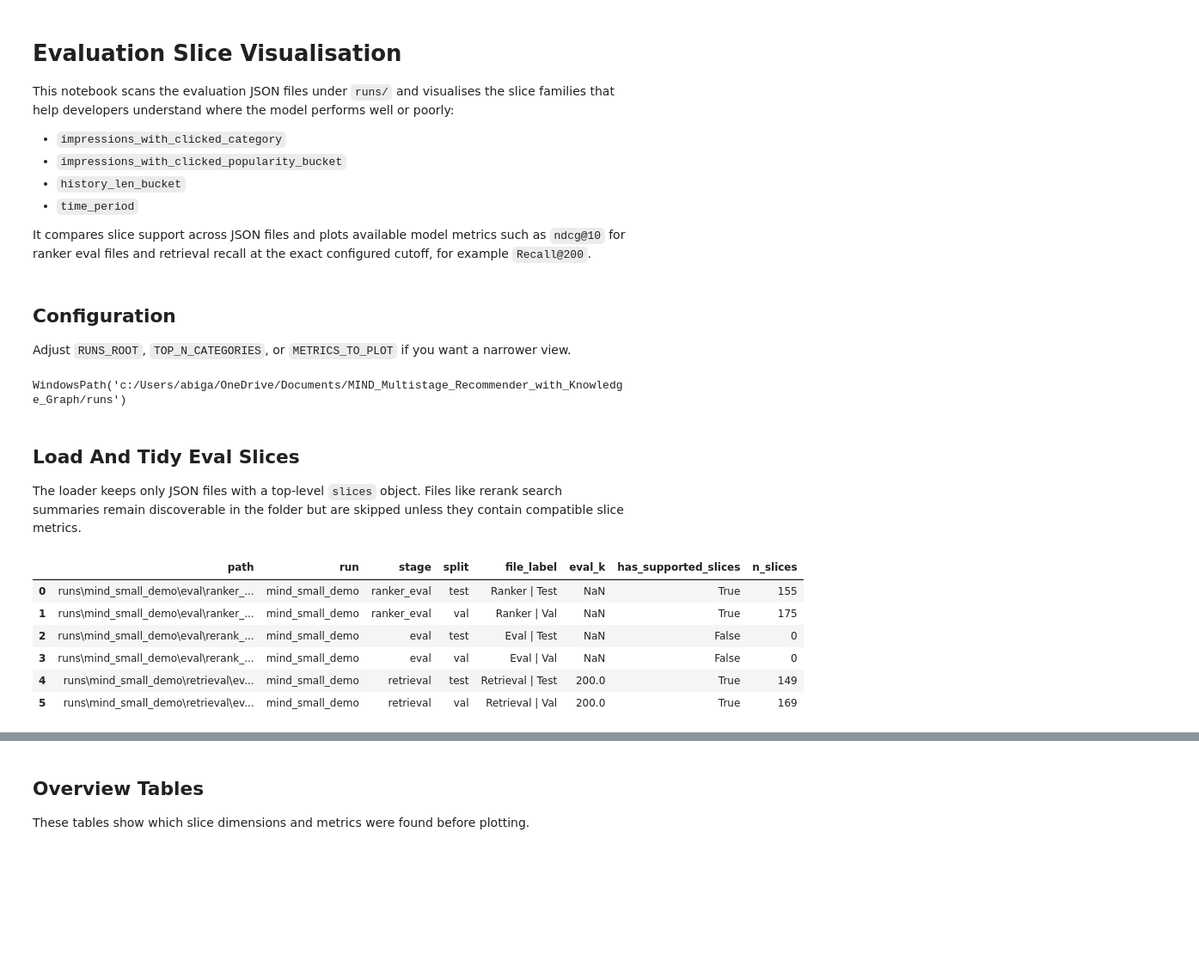
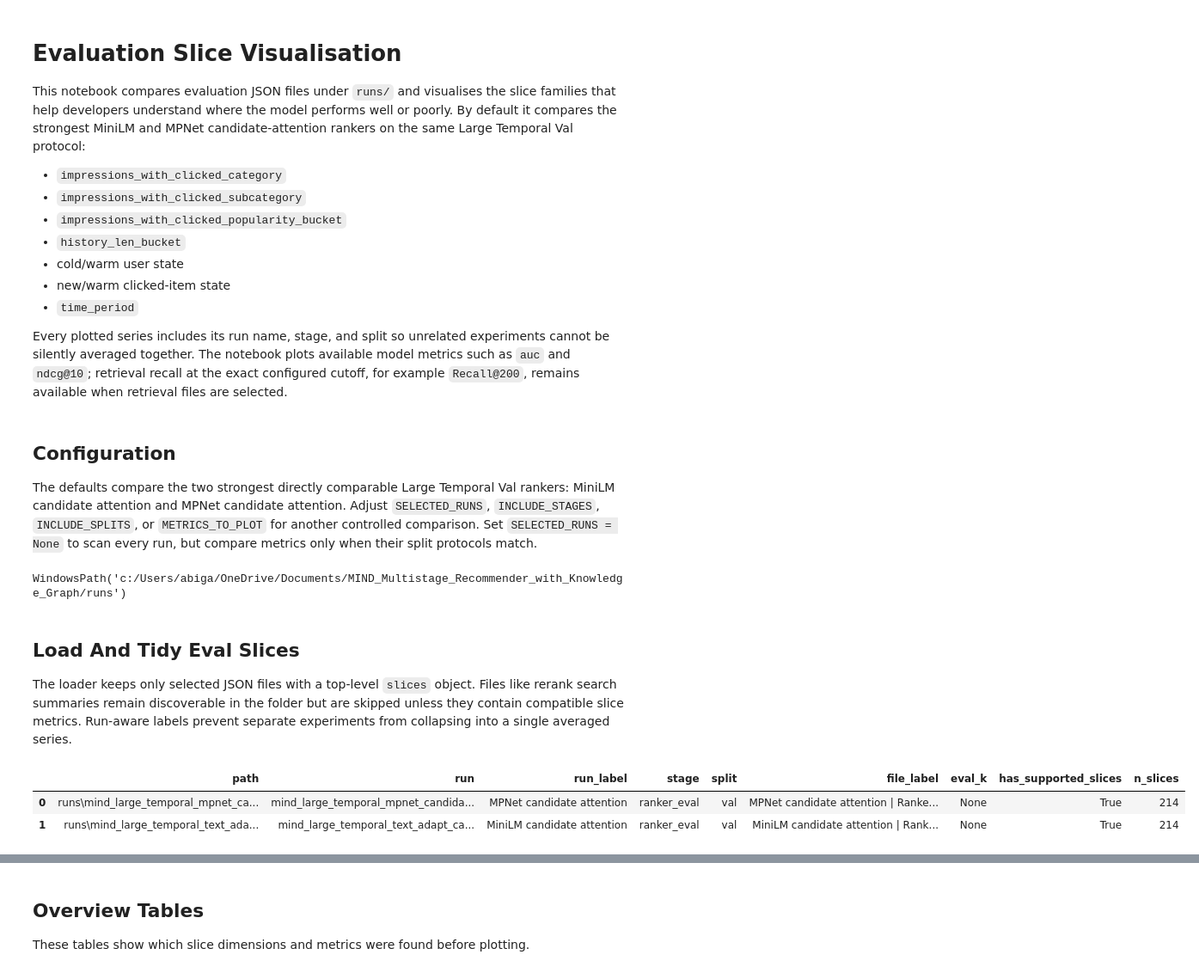
Before and after one commit to kanru-wang/MIND_Multistage_Recommender_with_Knowledge_Graph, a Jupyter notebook: notebooks/eval_slice_visualisation.ipynb, the cells around one changed output, grey strips where cells are left out. Shown at 86% size. Drawn from its saved outputs; the diff is of its cells as text; code cells hidden in the pictures; blank space fills up the shorter version.

```diff
--- a/notebooks/eval_slice_visualisation.ipynb
+++ b/notebooks/eval_slice_visualisation.ipynb
@@ -1,14 +1,17 @@
 # %% [markdown]
 # Evaluation Slice Visualisation
 
-This notebook scans the evaluation JSON files under `runs/` and visualises the slice families that help developers understand where the model performs well or poorly:
+This notebook compares evaluation JSON files under `runs/` and visualises the slice families that help developers understand where the model performs well or poorly. By default it compares the strongest MiniLM and MPNet candidate-attention rankers on the same Large Temporal Val protocol:
 
 - `impressions_with_clicked_category`
+- `impressions_with_clicked_subcategory`
 - `impressions_with_clicked_popularity_bucket`
 - `history_len_bucket`
+- cold/warm user state
+- new/warm clicked-item state
 - `time_period`
 
-It compares slice support across JSON files and plots available model metrics such as `ndcg@10` for ranker eval files and retrieval recall at the exact configured cutoff, for example `Recall@200`.
+Every plotted series includes its run name, stage, and split so unrelated experiments cannot be silently averaged together. The notebook plots available model metrics such as `auc` and `ndcg@10`; retrieval recall at the exact configured cutoff, for example `Recall@200`, remains available when retrieval files are selected.
 # %%
 from __future__ import annotations
 
@@ -36,7 +39,7 @@ pd.set_option("display.max_colwidth", 120)
 # %% [markdown]
 ## Configuration
 
-Adjust `RUNS_ROOT`, `TOP_N_CATEGORIES`, or `METRICS_TO_PLOT` if you want a narrower view.
+The defaults compare the two strongest directly comparable Large Temporal Val rankers: MiniLM candidate attention and MPNet candidate attention. Adjust `SELECTED_RUNS`, `INCLUDE_STAGES`, `INCLUDE_SPLITS`, or `METRICS_TO_PLOT` for another controlled comparison. Set `SELECTED_RUNS = None` to scan every run, but compare metrics only when their split protocols match.
 # %%
 ROOT = Path.cwd()
 if not (ROOT / "runs").exists() and (ROOT.parent / "runs").exists():
@@ -45,17 +48,35 @@ if not (ROOT / "runs").exists() and (ROOT.parent / "runs").exists():
 RUNS_ROOT = ROOT / "runs"
 EVAL_GLOBS = ["*/eval/*.json", "*/retrieval/eval_*.json"]
 
+RUN_LABELS = {
+    "mind_large_temporal_text_adapt_candidate_attention_v1": "MiniLM candidate attention",
+    "mind_large_temporal_mpnet_candidate_attention_v1": "MPNet candidate attention",
+}
+SELECTED_RUNS: list[str] | None = list(RUN_LABELS)
+INCLUDE_STAGES: set[str] | None = {"ranker_eval"}
+INCLUDE_SPLITS: set[str] | None = {"val"}
+
 SLICE_PREFIXES = {
     "clicked_category": "impressions_with_clicked_category__",
+    "clicked_subcategory": "impressions_with_clicked_subcategory__",
     "clicked_popularity_bucket": "impressions_with_clicked_popularity_bucket__",
     "history_len_bucket": "history_len_bucket__",
     "time_period": "time_period__",
 }
 
-# Add "recall@10", "auc", or "mrr" here if you want a deeper ranker diagnostic pass.
-METRICS_TO_PLOT = ["ndcg@10", "recall_at_k"]
+EXACT_SLICES = {
+    "cold_user": ("user_state", "cold"),
+    "warm_user": ("user_state", "warm"),
+    "impressions_with_clicked_new_item": ("clicked_item_state", "new"),
+    "impressions_with_clicked_warm_item": ("clicked_item_state", "warm"),
+}
+SLICE_DIMENSIONS = [*SLICE_PREFIXES, "user_state", "clicked_item_state"]
+
+# Add "recall@10", "mrr", or "recall_at_k" for a deeper diagnostic pass.
+METRICS_TO_PLOT = ["auc", "ndcg@10"]
 TOP_N_CATEGORIES = 12
-MIN_IMPRESSIONS_FOR_METRIC_PLOTS = 25
+TOP_N_SUBCATEGORIES = 15
+MIN_IMPRESSIONS_FOR_METRIC_PLOTS = 1_000
 
 RUNS_ROOT
 # %% [output]
@@ -63,7 +84,7 @@ WindowsPath('c:/Users/abiga/OneDrive/Documents/MIND_Multistage_Recommender_with_
 # %% [markdown]
 ## Load And Tidy Eval Slices
 
-The loader keeps only JSON files with a top-level `slices` object. Files like rerank search summaries remain discoverable in the folder but are skipped unless they contain compatible slice metrics.
+The loader keeps only selected JSON files with a top-level `slices` object. Files like rerank search summaries remain discoverable in the folder but are skipped unless they contain compatible slice metrics. Run-aware labels prevent separate experiments from collapsing into a single averaged series.
 # %%
 def read_json(path: Path) -> dict:
     with path.open("r", encoding="utf-8") as f:
@@ -81,11 +102,14 @@ def infer_eval_metadata(path: Path, payload: dict) -> dict:
         split = match.group(1) if match else path.stem
     stage_label = {"retrieval": "Retrieval", "ranker_eval": "Ranker", "eval": "Eval"}.get(stage, stage.replace("_", " ").title())
     split_label = str(split).replace("_", " ").title()
-    label = f"{stage_label} | {split_label}"
-    return {"path": str(rel), "run": run_name, "stage": stage, "split": split, "file_label": label, "eval_k": payload.get("k")}
+    run_label = RUN_LABELS.get(run_name, run_name)
+    label = f"{run_label} | {stage_label} | {split_label}"
+    return {"path": str(rel), "run": run_name, "run_label": run_label, "stage": stage, "split": split, "file_label": label, "eval_k": payload.get("k")}
 
 
 def parse_slice_key(key: str) -> tuple[str | None, str | None]:
+    if key in EXACT_SLICES:
+        return EXACT_SLICES[key]
     for dimension, prefix in SLICE_PREFIXES.items():
         if key.startswith(prefix):
             return dimension, key[len(prefix):]
@@ -96,6 +120,9 @@ def discover_eval_jsons() -> list[Path]:
     paths = []
     for pattern in EVAL_GLOBS:
         paths.extend(RUNS_ROOT.glob(pattern))
+    if SELECTED_RUNS is not None:
+        selected = set(SELECTED_RUNS)
+        paths = [path for path in paths if path.relative_to(RUNS_ROOT).parts[0] in selected]
     return sorted(set(paths))
 
 
@@ -106,6 +133,10 @@ def build_slice_frame(paths: list[Path]) -> tuple[pd.DataFrame, pd.DataFrame]:
     for path in paths:
         payload = read_json(path)
         meta = infer_eval_metadata(path, payload)
+        if INCLUDE_STAGES is not None and meta["stage"] not in INCLUDE_STAGES:
+            continue
+        if INCLUDE_SPLITS is not None and meta["split"] not in INCLUDE_SPLITS:
+            continue
         slices = payload.get("slices", {})
         has_supported_slices = isinstance(slices, dict) and any(parse_slice_key(k)[0] for k in slices)
         file_records.append({**meta, "has_supported_slices": has_supported_slices, "n_slices": len(slices) if isinstance(slices, dict) else 0})
@@ -125,37 +156,36 @@ def build_slice_frame(paths: list[Path]) -> tuple[pd.DataFrame, pd.DataFrame]:
                 "slice_key": slice_key,
                 "dimension": dimension,
                 "value": value,
                 "n_impressions": metrics.get("n_impressions", np.nan),
                 "overall_n_impressions": overall_n,
             }
             if dimension == "time_period":
                 period = time_period_lookup.get(value, {})
                 record["time_min"] = period.get("time_min")
                 record["time_max"] = period.get("time_max")
             for metric_name, metric_value in metrics.items():
                 if metric_name != "n_impressions" and isinstance(metric_value, (int, float)):
                     record[metric_name] = metric_value
             records.append(record)
 
     df = pd.DataFrame(records)
     files = pd.DataFrame(file_records)
     if not df.empty:
         df["support_share"] = df["n_impressions"] / df["overall_n_impressions"]
         if "time_min" in df and "time_max" in df:
             df["time_min"] = pd.to_datetime(df["time_min"], errors="coerce")
             df["time_max"] = pd.to_datetime(df["time_max"], errors="coerce")
             df["time_mid"] = df["time_min"] + (df["time_max"] - df["time_min"]) / 2
+    if not files.empty and files["file_label"].duplicated().any():
+        duplicates = files.loc[files["file_label"].duplicated(keep=False), "file_label"].tolist()
+        raise ValueError(f"Evaluation labels must be unique; duplicate labels: {duplicates}")
     return df, files
 
 
 slice_df, file_df = build_slice_frame(discover_eval_jsons())
 display(file_df)
 display(slice_df.head())
 # %% [output]
-|  | path | run | stage | split | file_label | eval_k | has_supported_slices | n_slices |
-| 0 | runs\mind_small_demo\eval\ranker_... | mind_small_demo | ranker_eval | test | Ranker | Test | NaN | True | 155 |
-| 1 | runs\mind_small_demo\eval\ranker_... | mind_small_demo | ranker_eval | val | Ranker | Val | NaN | True | 175 |
-| 2 | runs\mind_small_demo\eval\rerank_... | mind_small_demo | eval | test | Eval | Test | NaN | False | 0 |
-| 3 | runs\mind_small_demo\eval\rerank_... | mind_small_demo | eval | val | Eval | Val | NaN | False | 0 |
-| 4 | runs\mind_small_demo\retrieval\ev... | mind_small_demo | retrieval | test | Retrieval | Test | 200.0 | True | 149 |
-| 5 | runs\mind_small_demo\retrieval\ev... | mind_small_demo | retrieval | val | Retrieval | Val | 200.0 | True | 169 |
+|  | path | run | run_label | stage | split | file_label | eval_k | has_supported_slices | n_slices |
+| 0 | runs\mind_large_temporal_mpnet_ca... | mind_large_temporal_mpnet_candida... | MPNet candidate attention | ranker_eval | val | MPNet candidate attention | Ranke... | None | True | 214 |
+| 1 | runs\mind_large_temporal_text_ada... | mind_large_temporal_text_adapt_ca... | MiniLM candidate attention | ranker_eval | val | MiniLM candidate attention | Rank... | None | True | 214 |
```
Also changed, not shown: parts of 8 cells of this notebook, 18 other files.
